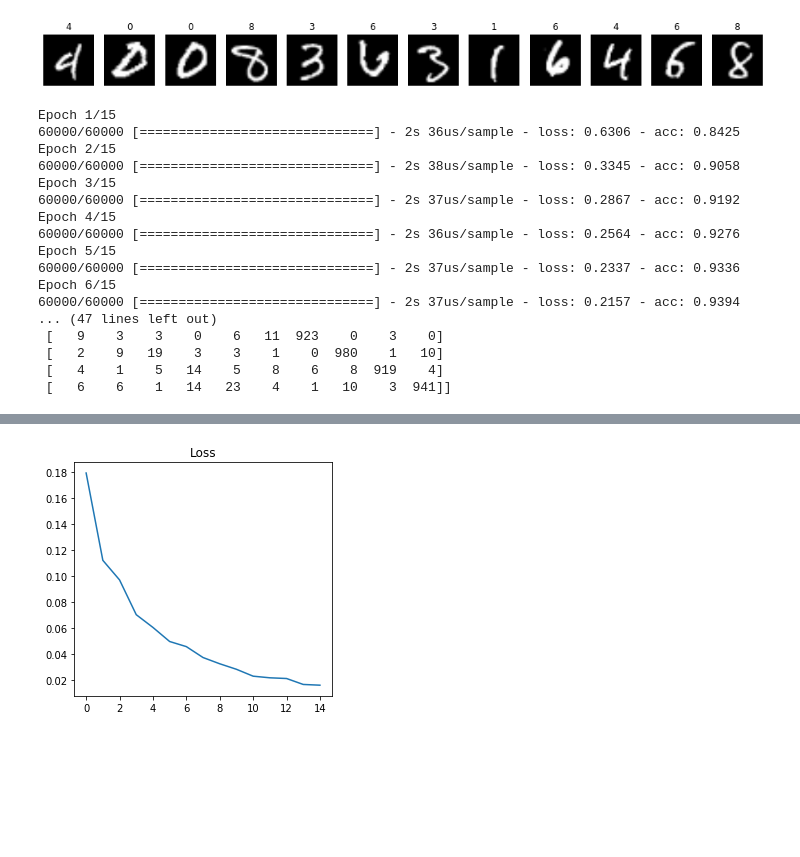
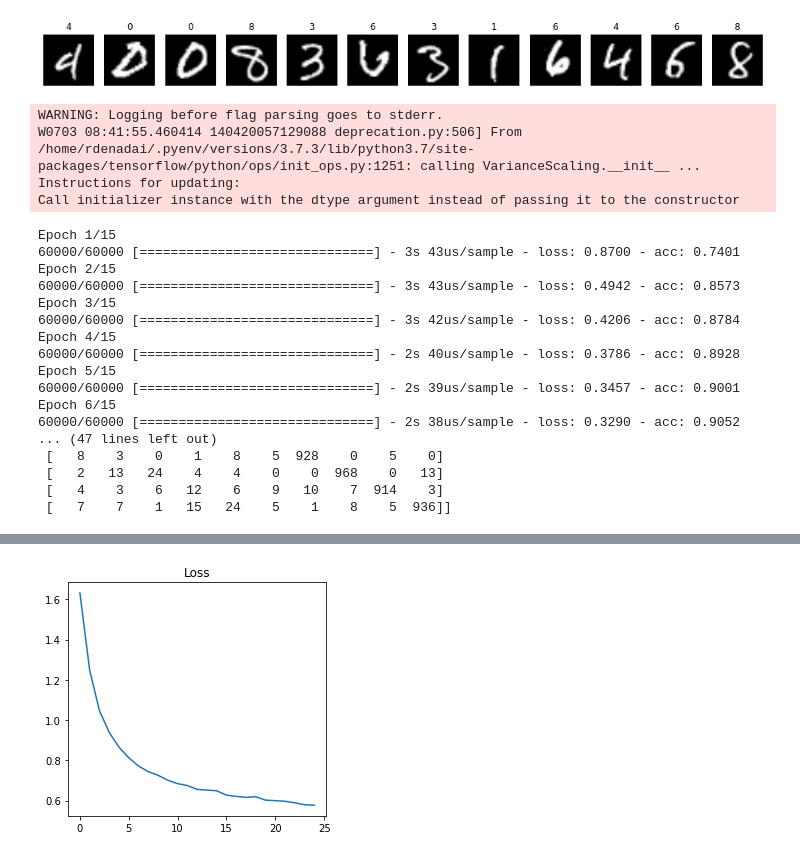
Before and after one commit to rdenadai/AI-Study-Notebooks, a Jupyter notebook: notebooks/5. NeuralNetwork_MNIST_TensorFlow.ipynb, the cells around one changed output, grey strips where cells are left out. Saved outputs shown, nothing was run; the diff lists cells and outputs as text; code cells hidden in the pictures; blank space fills up the shorter version.

Commit message:
Dropout layer implemented

```diff
--- a/notebooks/5. NeuralNetwork_MNIST_TensorFlow.ipynb
+++ b/notebooks/5. NeuralNetwork_MNIST_TensorFlow.ipynb
@@ -47,6 +49,7 @@ x_test /= 255
 # %%
 model = Sequential()
 model.add(Dense(100, input_shape=input_shape, activation=tf.nn.relu))
+model.add(Dropout(.5))
 model.add(Dense(10, activation=tf.nn.softmax))
 model.compile(loss='sparse_categorical_crossentropy' , optimizer='sgd', metrics=['accuracy'])
 model.fit(x_train, y_train, epochs=15, batch_size=32)
@@ -59,36 +62,41 @@ print("Classification report for classifier \n%s\n"
 print('-' * 20)
 print("Confusion matrix:\n%s" % confusion_matrix(y_test, y_pred))
 # %% [output]
-Epoch 1/15
-60000/60000 [==============================] - 2s 36us/sample - loss: 0.6306 - acc: 0.8425
-Epoch 2/15
-60000/60000 [==============================] - 2s 38us/sample - loss: 0.3345 - acc: 0.9058
-Epoch 3/15
-60000/60000 [==============================] - 2s 37us/sample - loss: 0.2867 - acc: 0.9192
-Epoch 4/15
-60000/60000 [==============================] - 2s 36us/sample - loss: 0.2564 - acc: 0.9276
-Epoch 5/15
-60000/60000 [==============================] - 2s 37us/sample - loss: 0.2337 - acc: 0.9336
-Epoch 6/15
-60000/60000 [==============================] - 2s 37us/sample - loss: 0.2157 - acc: 0.9394
-... (47 lines left out)
- [   9    3    3    0    6   11  923    0    3    0]
- [   2    9   19    3    3    1    0  980    1   10]
- [   4    1    5   14    5    8    6    8  919    4]
- [   6    6    1   14   23    4    1   10    3  941]]
+WARNING: Logging before flag parsing goes to stderr.
+W0703 08:41:55.460414 140420057129088 deprecation.py:506] From /home/rdenadai/.pyenv/versions/3.7.3/lib/python3.7/site-packages/tensorflow/python/ops/init_ops.py:1251: calling VarianceScaling.__init__ ...
+Instructions for updating:
+Call initializer instance with the dtype argument instead of passing it to the constructor
+Epoch 1/15
+60000/60000 [==============================] - 3s 43us/sample - loss: 0.8700 - acc: 0.7401
+Epoch 2/15
+60000/60000 [==============================] - 3s 43us/sample - loss: 0.4942 - acc: 0.8573
+Epoch 3/15
+60000/60000 [==============================] - 3s 42us/sample - loss: 0.4206 - acc: 0.8784
+Epoch 4/15
+60000/60000 [==============================] - 2s 40us/sample - loss: 0.3786 - acc: 0.8928
+Epoch 5/15
+60000/60000 [==============================] - 2s 39us/sample - loss: 0.3457 - acc: 0.9001
+Epoch 6/15
+60000/60000 [==============================] - 2s 38us/sample - loss: 0.3290 - acc: 0.9052
+... (47 lines left out)
+ [   8    3    0    1    8    5  928    0    5    0]
+ [   2   13   24    4    4    0    0  968    0   13]
+ [   4    3    6   12    6    9   10    7  914    3]
+ [   7    7    1   15   24    5    1    8    5  936]]
 # %%
 final_error = []
 better_acc = 0
 
 layers = (
     mDense(inputs=x_train.shape[1], outputs=100, activation=ReLU),
+    mDropout(100, 100, probability=.5),
     mDense(inputs=100, outputs=10, activation=Softmax),
 )
 
 md = NeuralNetwork(layers, batch_size=32)
 print('-' * 20)
 print('Treinamento:')
-error = md.train(x_train.copy(), y_train.copy(), epochs=15)
+error = md.train(x_train.copy(), y_train.copy(), epochs=25, show_iter_err=1)
 
 y_pred = md.predict(x_test.copy())
 acc = np.round((np.sum(y_pred == y_test) / len(y_test)) * 100, 2)
@@ -131 +139 @@ Classification report for classifier
-[figure, old version]
+[figure, new version]
```
Also changed, not shown: parts of 2 cells of this notebook, 2 other files.
